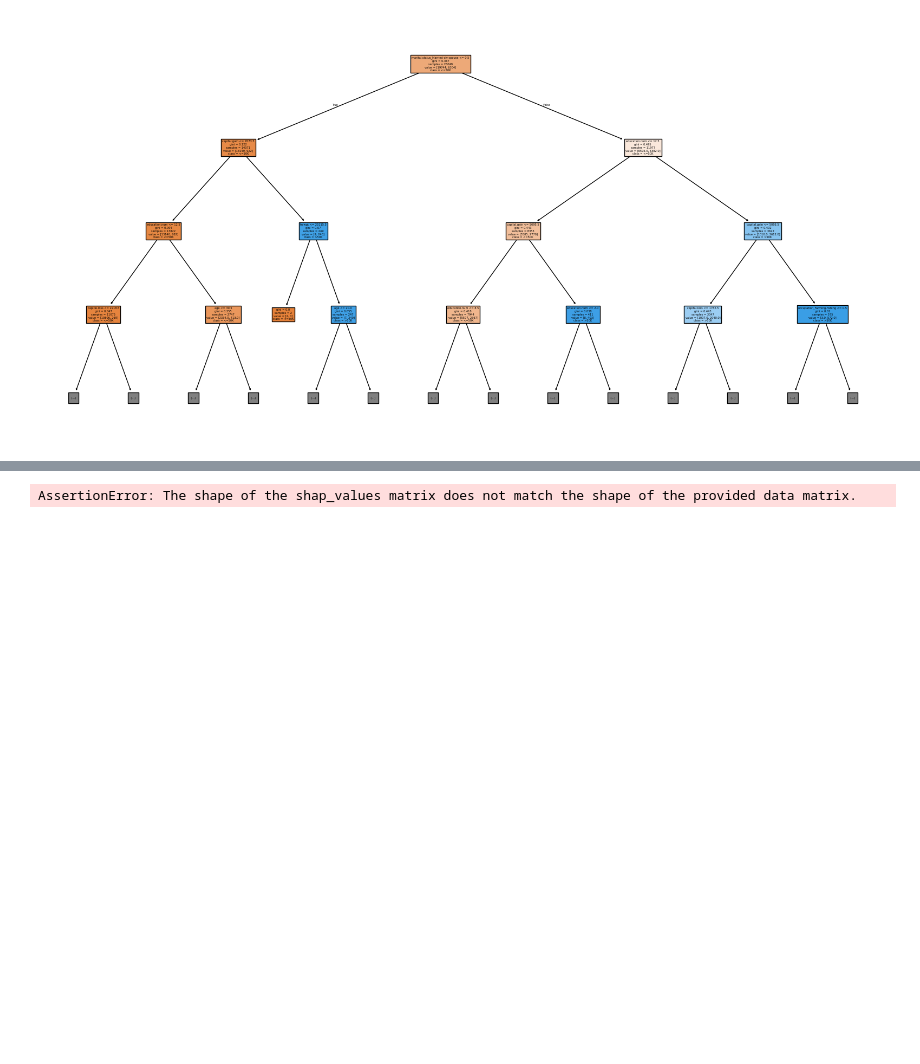
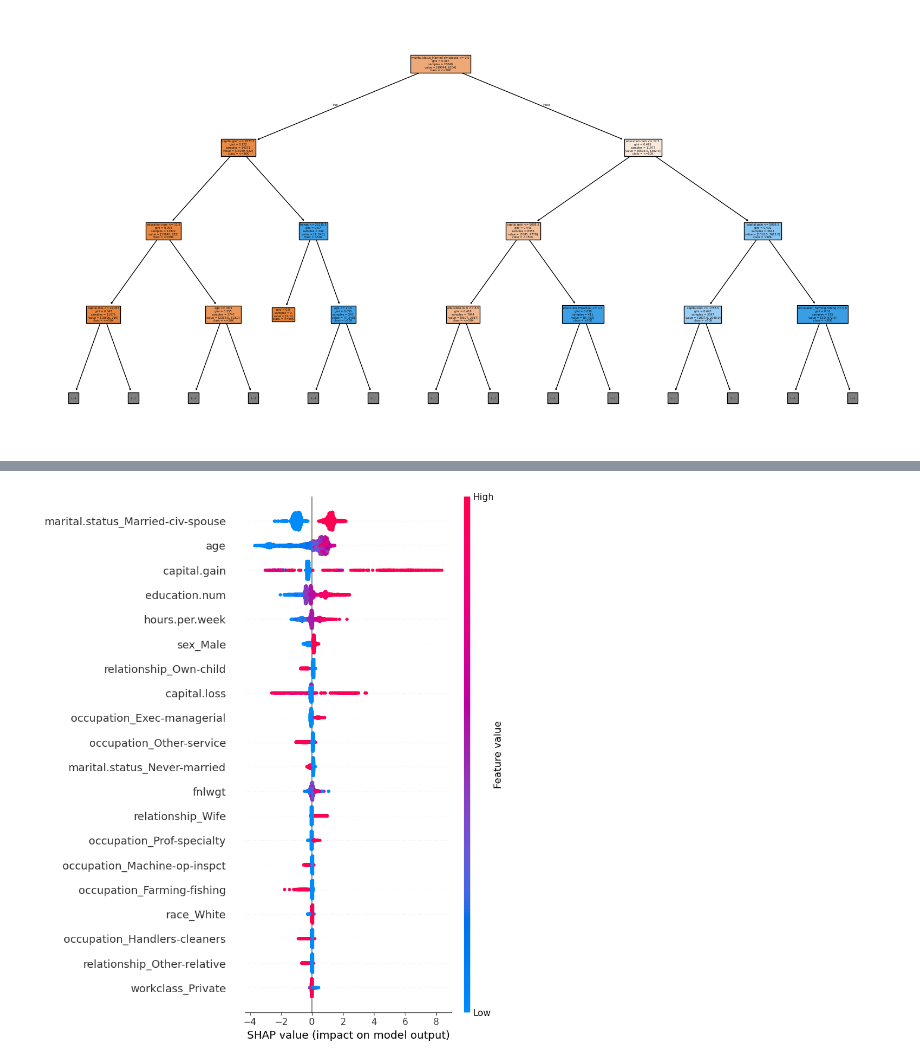
Before and after one commit to abhimanyu-bot/ML_101, a Jupyter notebook: adult census/Untitled.ipynb, the cells around one changed output, grey strips where cells are left out. Drawn from its saved outputs; the diff is of its cells as text; code cells hidden in the pictures; blank space fills up the shorter version.

```diff
--- a/adult census/Untitled.ipynb
+++ b/adult census/Untitled.ipynb
@@ -403,8 +399,8 @@ Requirement already satisfied: threadpoolctl>=3.1.0 in /opt/anaconda3/lib/python
 Note: you may need to restart the kernel to use updated packages.
 # %%
 import shap
-explainer = shap.TreeExplainer(best_rf)
-shap_values = explainer.shap_values(X_test)
-shap.summary_plot(shap_values[1], X_test)
+explainer = shap.TreeExplainer(lgbm_model)
+shap_values = explainer(X_test)
+shap.summary_plot(shap_values, X_test)
 # %% [output]
-AssertionError: The shape of the shap_values matrix does not match the shape of the provided data matrix.
+[figure, added]
```
Also changed, not shown: parts of 7 cells of this notebook, 4 other files.
